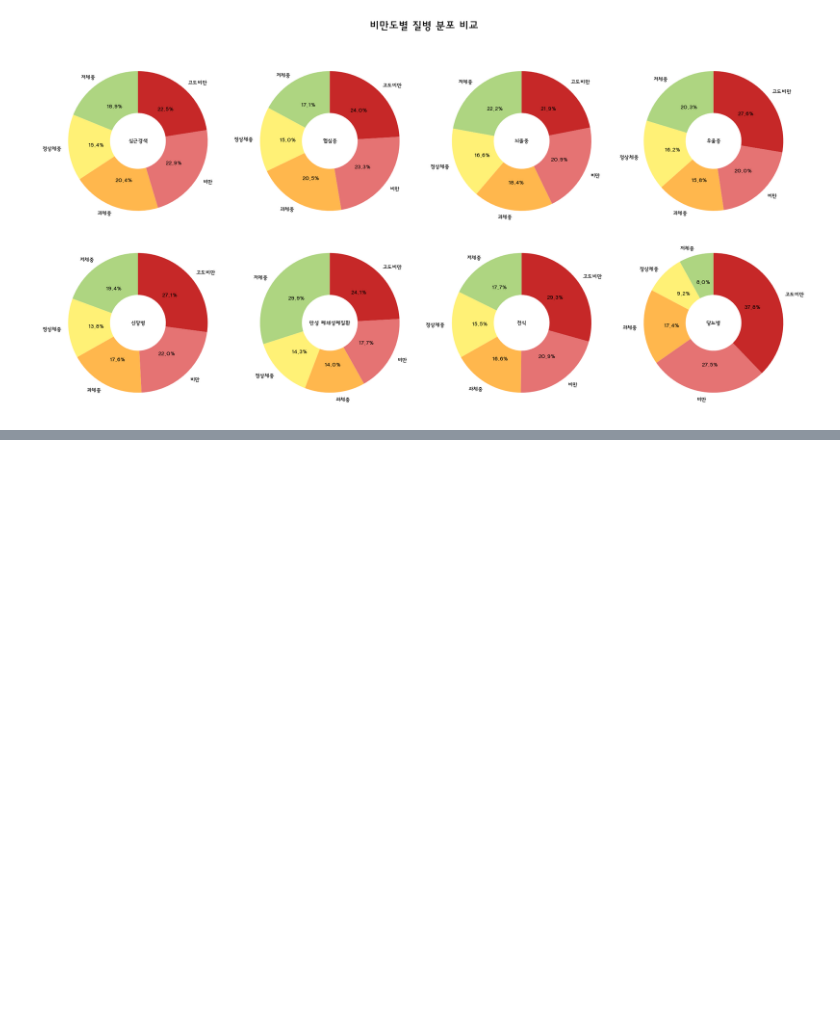
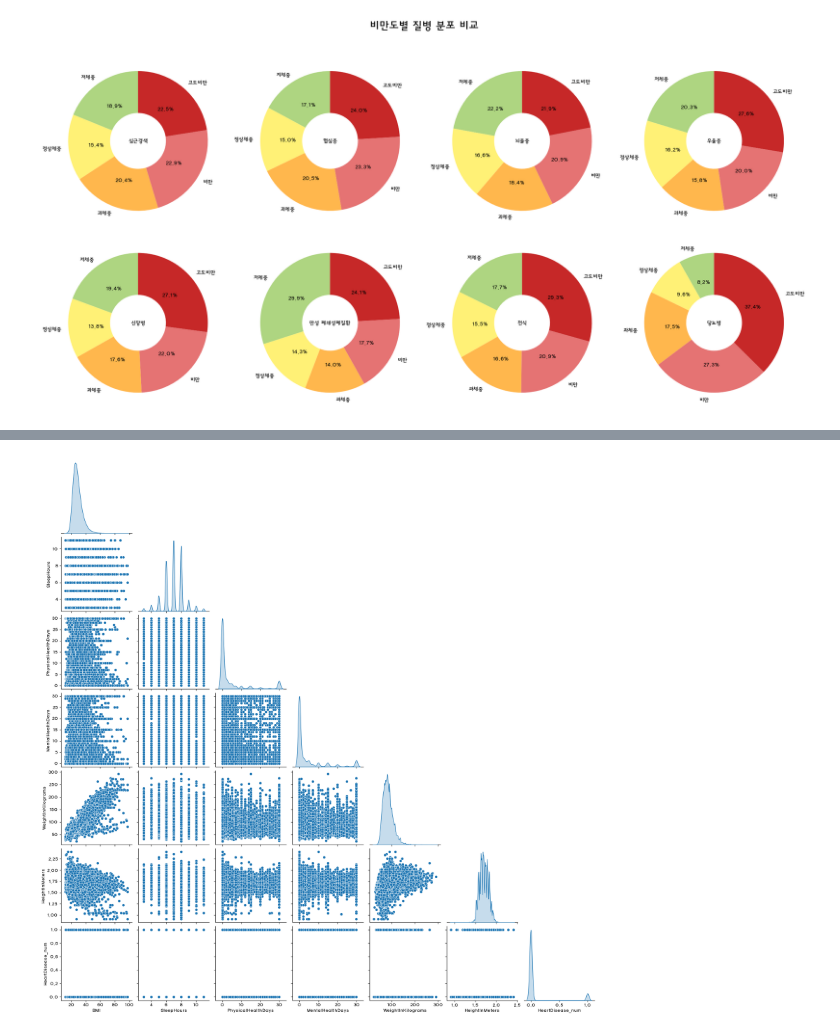
Before and after one commit to Team-3man/disease_analysis, a Jupyter notebook: lks.ipynb, the cells around one changed output, grey strips where cells are left out. Saved outputs shown, nothing was run; the diff lists cells and outputs as text; code cells hidden in the pictures; blank space fills up the shorter version.

```diff
--- a/lks.ipynb
+++ b/lks.ipynb
@@ -736,0 +875,11 @@ plt.show()
+# %%
+cols = [
+    'BMI', 'SleepHours', 'PhysicalHealthDays',
+    'MentalHealthDays', 'WeightInKilograms',
+    'HeightInMeters', 'HeartDisease_num'
+]
+
+sns.pairplot(df[cols], diag_kind="kde", corner=True)
+plt.show()
+# %% [output]
+[figure, added]
```
Also changed, not shown: parts of 16 cells of this notebook.
